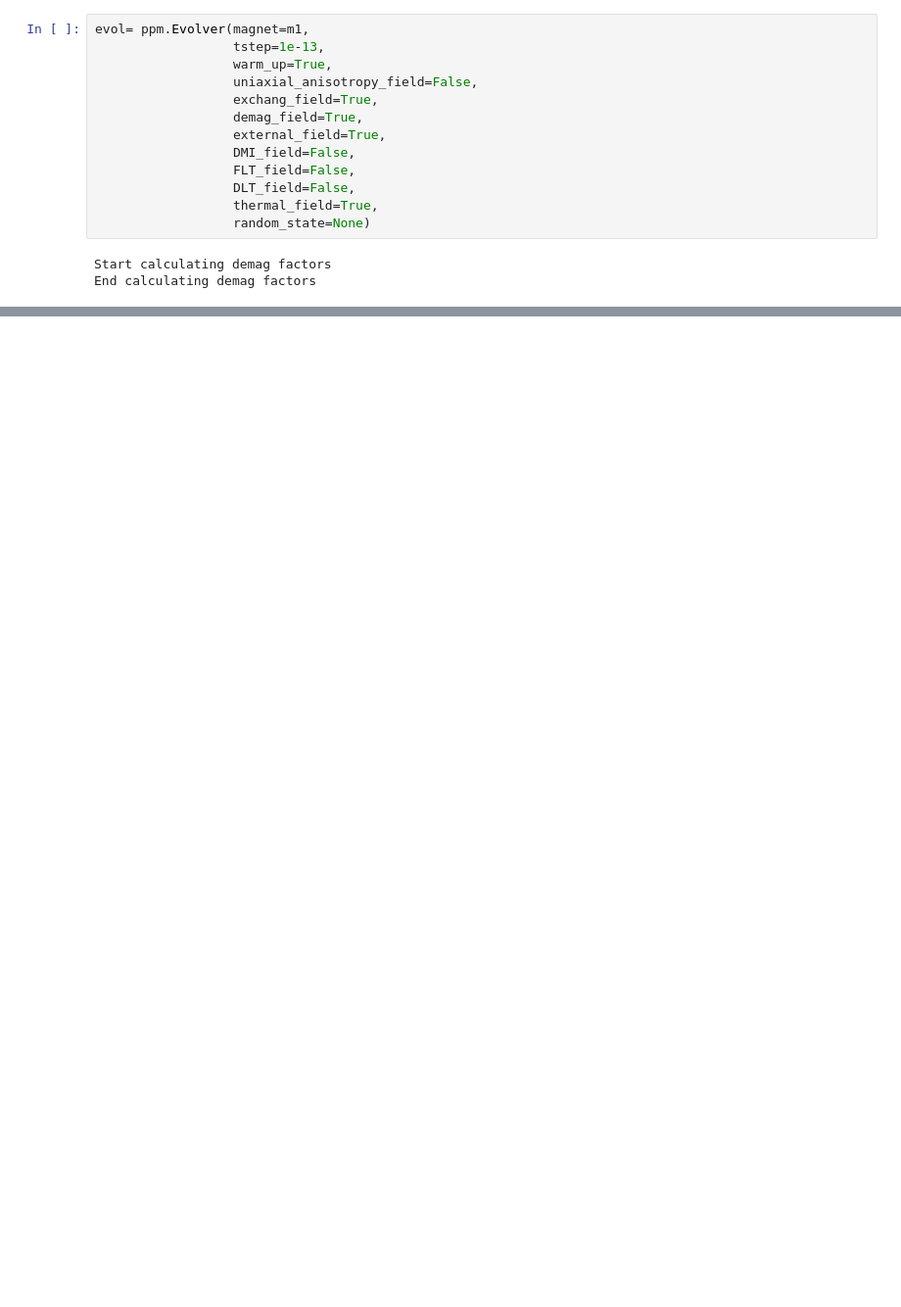
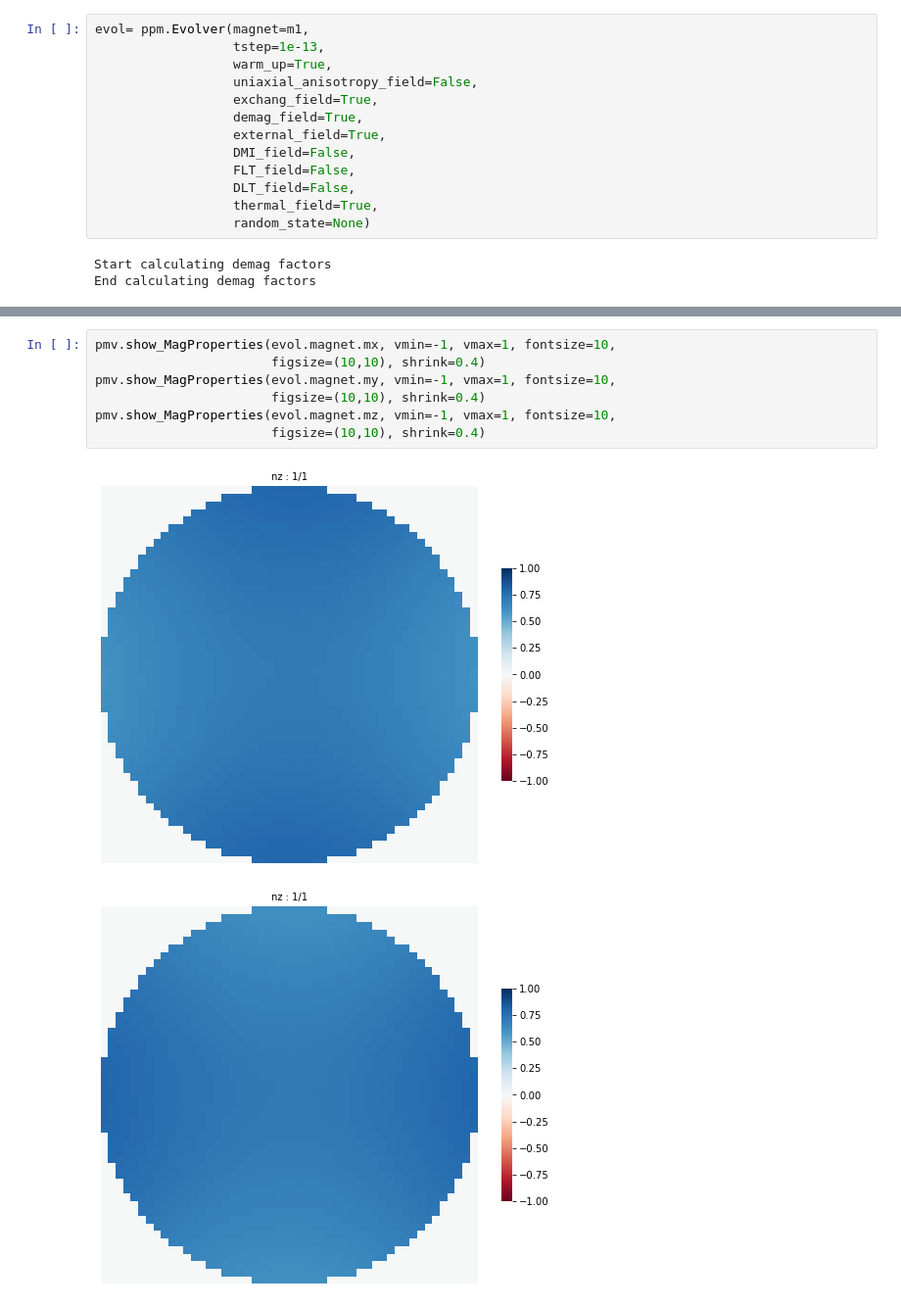
Before and after one commit to yunsj111/PycroMagnetics, a Jupyter notebook: tutorial/2_calculate_magnetic_simulation.ipynb, the cells around one changed output, grey strips where cells are left out. Shown at 98% size. Saved outputs shown, nothing was run; the diff lists cells and outputs as text; blank space fills up the shorter version.

```diff
--- a/tutorial/2_calculate_magnetic_simulation.ipynb
+++ b/tutorial/2_calculate_magnetic_simulation.ipynb
@@ -160,0 +183,10 @@ current dm & tstep : 3.534004e-03 & 5.000000e-13
+# %%
+pmv.show_MagProperties(evol.magnet.mx, vmin=-1, vmax=1, fontsize=10,
+                       figsize=(10,10), shrink=0.4)
+pmv.show_MagProperties(evol.magnet.my, vmin=-1, vmax=1, fontsize=10,
+                       figsize=(10,10), shrink=0.4)
+pmv.show_MagProperties(evol.magnet.mz, vmin=-1, vmax=1, fontsize=10,
+                       figsize=(10,10), shrink=0.4)
+# %% [output]
+[figure, added]
+[figure, added]
```
Also changed, not shown: parts of 12 cells of this notebook.
